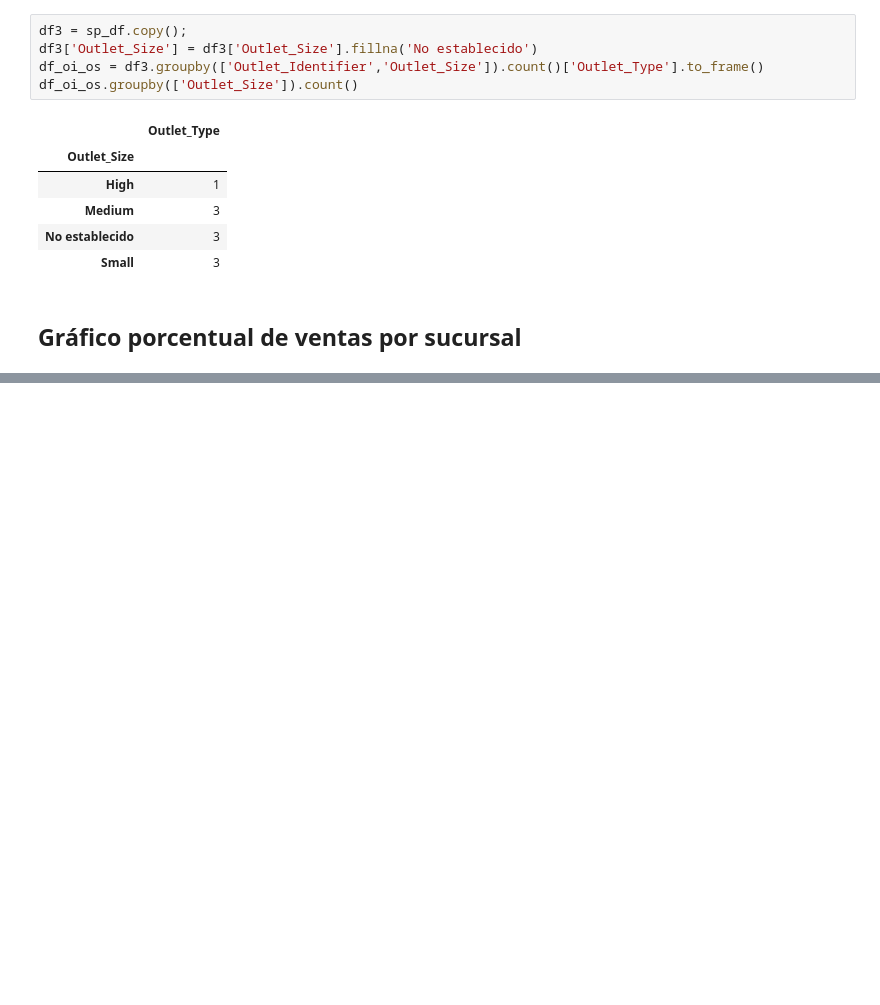
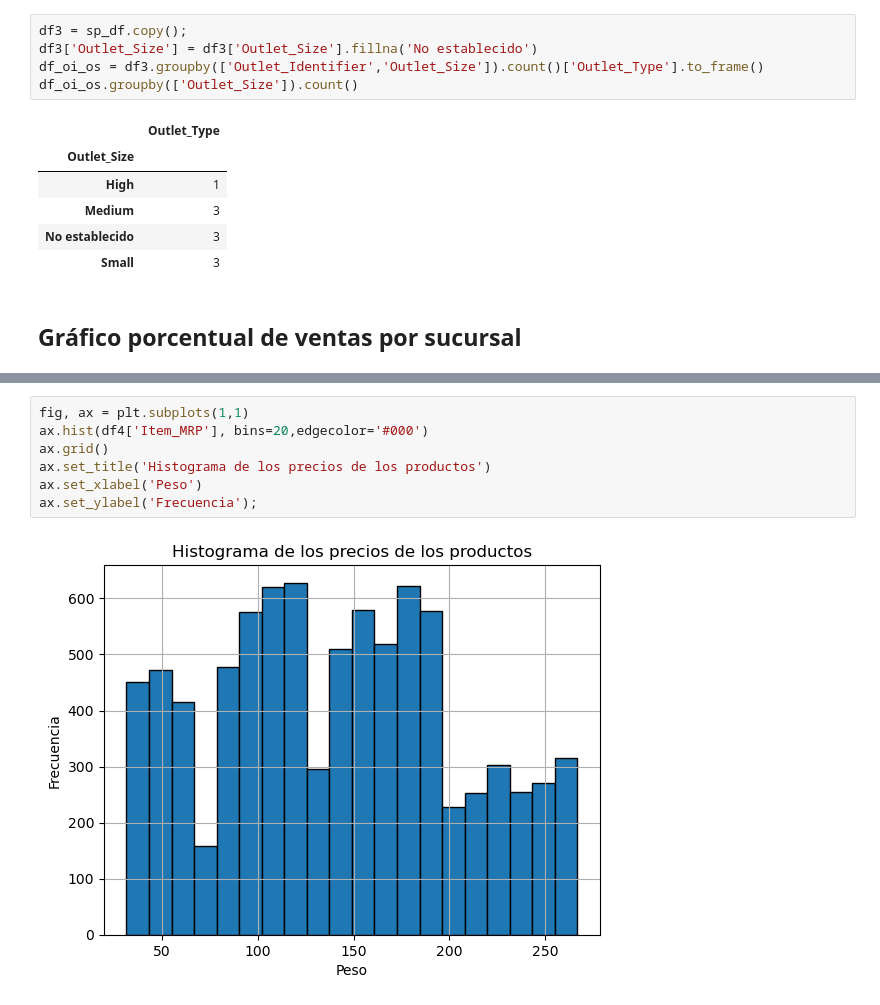
Before and after one commit to orlandoch/predicciones-ventas, a Jupyter notebook: main.ipynb, the cells around one changed output, grey strips where cells are left out. Cells and saved outputs as stored; diff of their text form; blank space fills up the shorter version.

```diff
--- a/main.ipynb
+++ b/main.ipynb
@@ -486,0 +554,9 @@ fig.tight_layout() # Ajustar la figura
+# %%
+fig, ax = plt.subplots(1,1)
+ax.hist(df4['Item_MRP'], bins=20,edgecolor='#000')
+ax.grid()
+ax.set_title('Histograma de los precios de los productos')
+ax.set_xlabel('Peso')
+ax.set_ylabel('Frecuencia');
+# %% [output]
+[figure, added]
```
Also changed, not shown: parts of 29 cells of this notebook.
